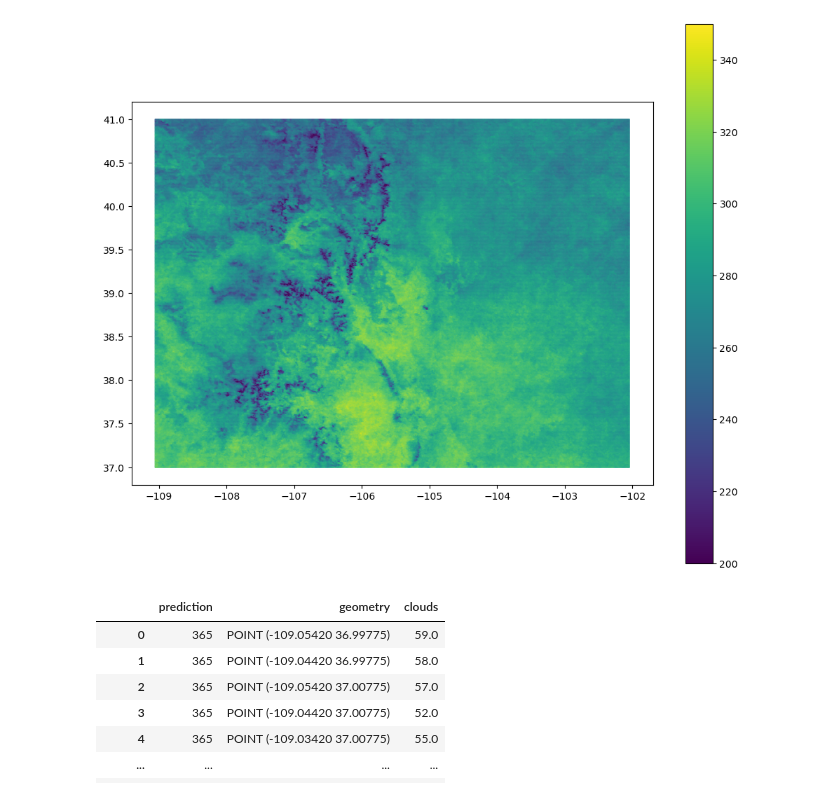
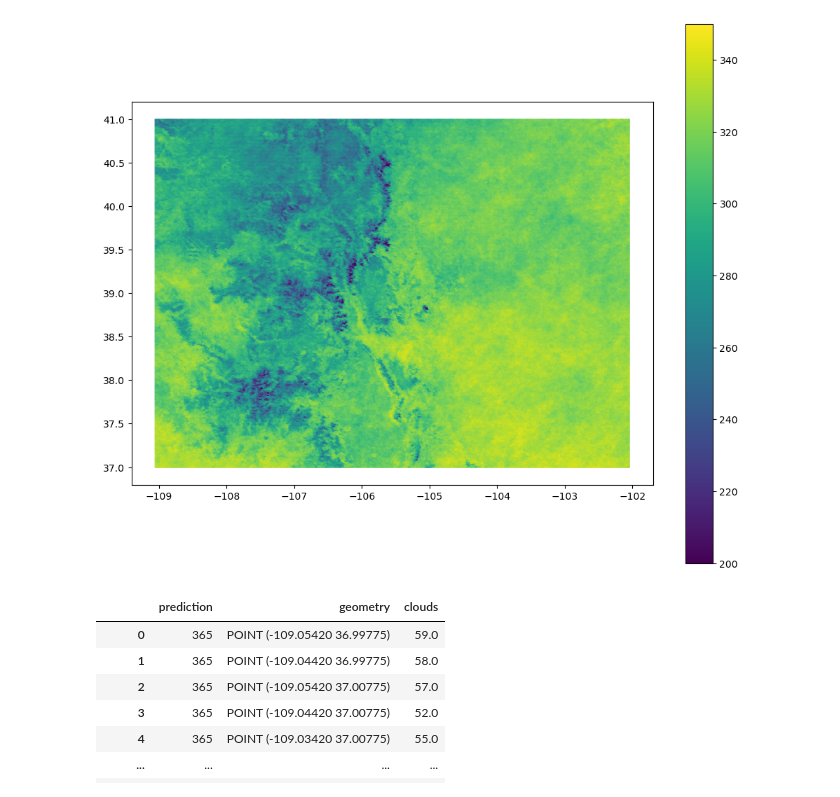
Before and after one commit to GeoToth/co_cloudcover, a Jupyter notebook: notebooks/run_model.ipynb, the cells around one changed output. Drawn from its saved outputs; the diff is of its cells as text; code cells hidden in the pictures.

Commit message:
feat: added pca, scaling and class balancing
PCA, Scaling, and class balancing via random under sampling have been added to the model_training and run_model notebooks

```diff
--- a/notebooks/run_model.ipynb
+++ b/notebooks/run_model.ipynb
@@ -7,13 +7,17 @@ import numpy as np
 import pandas as pd
 
 base_dir = "C:\\Users\\Chris\\co_cloudcover\\"
-raw_dir = base_dir + "data\\raw\\"
 model_dir = base_dir + "models\\"
 
+raw_dir = "D:\\proj\\co_cloudcover\\raw_data\\"
 
-with open(model_dir + "rfc_20240527.pkl", "rb") as f:
-    rfc1 = load(f)
+with open(model_dir + "rfc_20240529.pkl", "rb") as f:
+    rfc = load(f)
+with open(model_dir + "pca_20240529.pkl", "rb") as f:
+    pca = load(f)
+with open(model_dir + "scaler_20240529.pkl", "rb") as f:
+    scaler = load(f)
 
-IC_parquets = glob(raw_dir + 'ImageCollection_2023*')# + "ImageCollection_*.parquet")
+IC_parquets = glob(raw_dir + 'ImageCollection_2020*.parquet')# + "ImageCollection_*.parquet")
 IC_parquets
 # %% [output]
@@ -51,7 +55,11 @@ for IC_parquet in IC_parquets:#["C:\\Users\\Chris\\co_cloudcover\\data\\raw\\Ima
     print(IC_parquet)
     IC = gpd.read_parquet(IC_parquet)
     IC['date'] = IC['time'].dt.strftime("%Y-%m-%d")
-    IC["prediction"] = np.nan_to_num(rfc1.predict(IC[features]),nan=0)
+
+    IC = IC.dropna().reset_index(drop=True)
+    IC_scaled=scaler.transform(IC[features])#.reset_index(drop=True)
+    IC_pca=pca.transform(IC_scaled)
+    IC["prediction"] = rfc.predict(IC_pca)
 
     IC_day_count = IC.\
         groupby(['geometry']).\
@@ -84,4 +92,6 @@ for IC_parquet in IC_parquets:#["C:\\Users\\Chris\\co_cloudcover\\data\\raw\\Ima
     fig, ax = plt.subplots()
     gdf.plot(column="prediction",legend=True, figsize = (12,10), markersize=.2, ax=ax, vmin=0, vmax=30)
     plt.show()"""
+
+print("Done")
 # %% [output]
@@ -150,28 +173,28 @@ for result in model_results:
 ... (12 outputs left out)
 # %%
-"""clouds_list = []
+clouds_list = []
 for result in model_results:
     name,days,clouds = result['name'], result['day_count'], result['cloud_count']
     clouds_list.append(clouds)
     #if result['name'] != '202307': continue
     #print(result)
 
 clouds_2023 = pd.concat(clouds_list).\
         groupby(['geometry']).\
         agg("sum").\
         reset_index()\
-        [["prediction","geometry"]]"""
+        [["prediction","geometry"]]
 
 fig, ax = plt.subplots()
 clouds = gpd.GeoDataFrame(clouds_2023)
 clouds["365"] = 365
 clouds["DoS"] = clouds["365"] - clouds["prediction"]
 #clouds.plot(column="DoS",legend=True, figsize = (12,10), markersize=.2, ax=ax, vmin=50, vmax=150)
 clouds.plot(column="DoS",legend=True, figsize = (12,10), markersize=.2, ax=ax, vmin=200, vmax=350)
 fig.set_size_inches(12,10)
 plt.show()
 # %% [output]
-[figure, old version]
+[figure, new version]
 # %%
 day_count["clouds"] = cloud_count["prediction"]
 gdf = gpd.GeoDataFrame(day_count)
```
Also changed, not shown: parts of 4 cells of this notebook, 4 other files.
